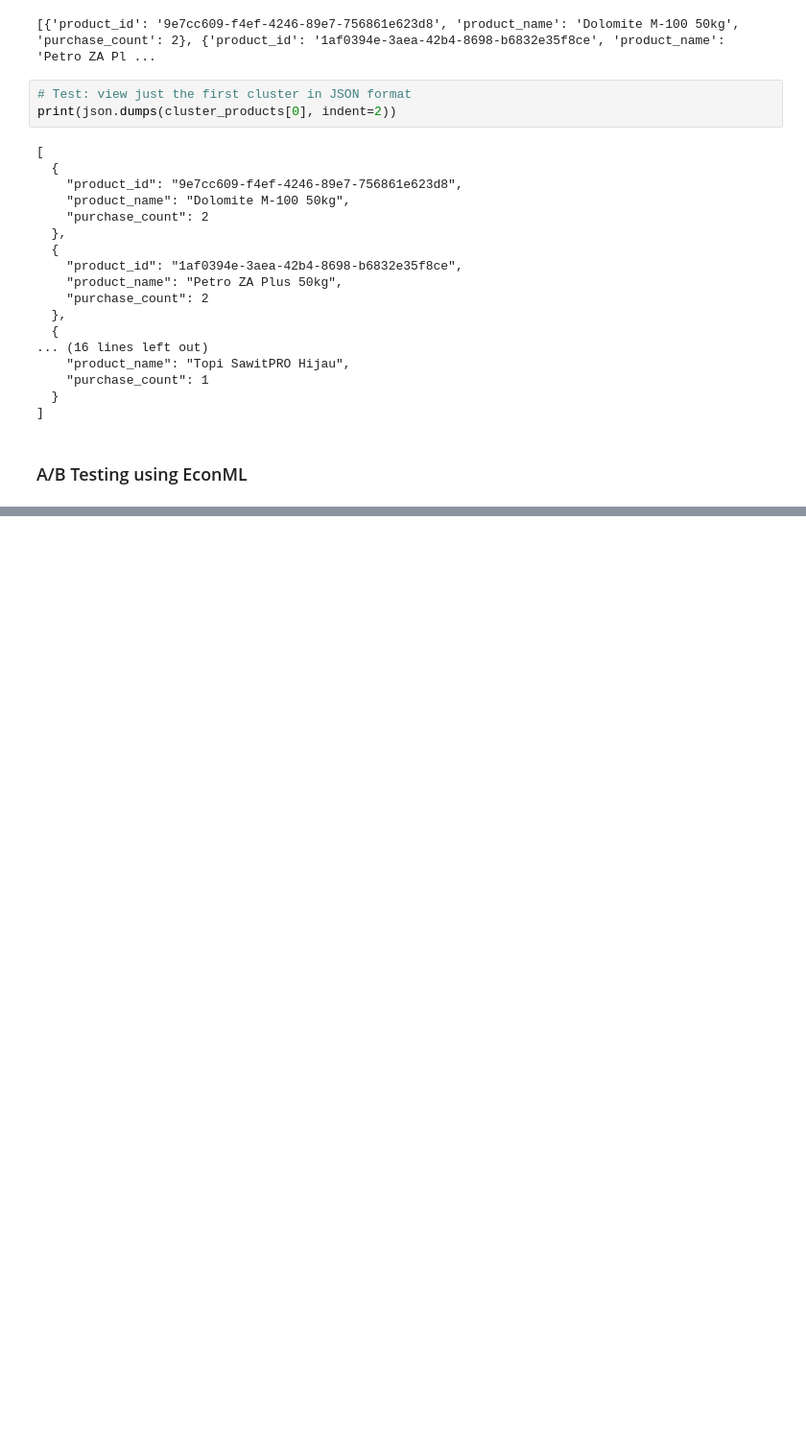
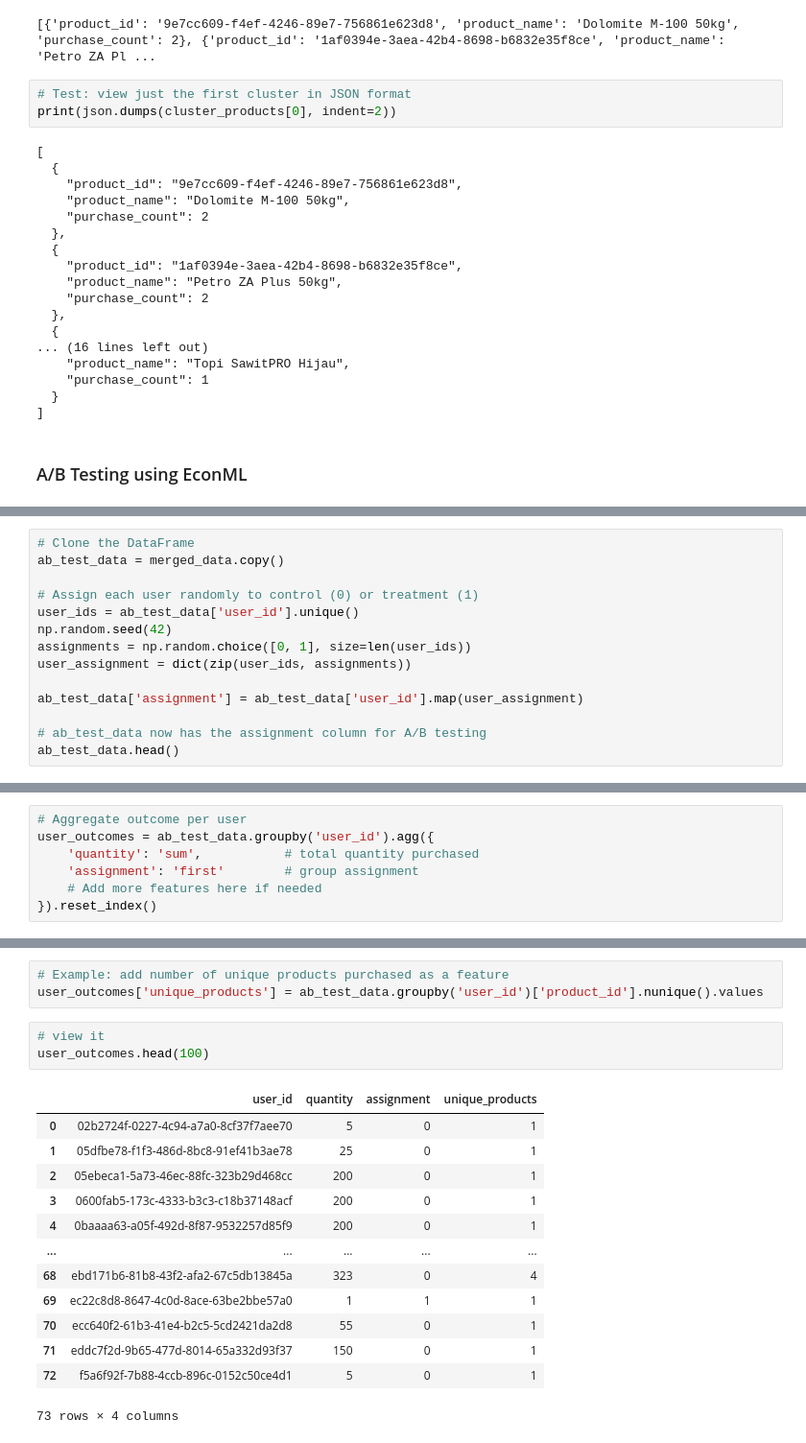
Before and after one commit to tksy1227/ICP_Group5, a Jupyter notebook: final_model_recsys_prototype.ipynb, the cells around one changed output, grey strips where cells are left out. Shown at 96% size. Saved outputs shown, nothing was run; the diff lists cells and outputs as text; blank space fills up the shorter version.

```diff
--- a/final_model_recsys_prototype.ipynb
+++ b/final_model_recsys_prototype.ipynb
@@ -727,0 +780,14 @@ print(json.dumps(cluster_products[0], indent=2))
+# %%
+# Clone the DataFrame
+ab_test_data = merged_data.copy()
+
+# Assign each user randomly to control (0) or treatment (1)
+user_ids = ab_test_data['user_id'].unique()
+np.random.seed(42)
+assignments = np.random.choice([0, 1], size=len(user_ids))
+user_assignment = dict(zip(user_ids, assignments))
+
+ab_test_data['assignment'] = ab_test_data['user_id'].map(user_assignment)
+
+# ab_test_data now has the assignment column for A/B testing
+ab_test_data.head()
@@ -727,0 +812,7 @@ print(json.dumps(cluster_products[0], indent=2))
+# %%
+# Aggregate outcome per user
+user_outcomes = ab_test_data.groupby('user_id').agg({
+    'quantity': 'sum',           # total quantity purchased
+    'assignment': 'first'        # group assignment
+    # Add more features here if needed
+}).reset_index()
@@ -727,0 +826,20 @@ print(json.dumps(cluster_products[0], indent=2))
+# %%
+# Example: add number of unique products purchased as a feature
+user_outcomes['unique_products'] = ab_test_data.groupby('user_id')['product_id'].nunique().values
+# %%
+# view it
+user_outcomes.head(100)
+# %% [output]
+|  | user_id | quantity | assignment | unique_products |
+| 0 | 02b2724f-0227-4c94-a7a0-8cf37f7aee70 | 5 | 0 | 1 |
+| 1 | 05dfbe78-f1f3-486d-8bc8-91ef41b3ae78 | 25 | 0 | 1 |
+| 2 | 05ebeca1-5a73-46ec-88fc-323b29d468cc | 200 | 0 | 1 |
+| 3 | 0600fab5-173c-4333-b3c3-c18b37148acf | 200 | 0 | 1 |
+| 4 | 0baaaa63-a05f-492d-8f87-9532257d85f9 | 200 | 0 | 1 |
+| ... | ... | ... | ... | ... |
+| 68 | ebd171b6-81b8-43f2-afa2-67c5db13845a | 323 | 0 | 4 |
+| 69 | ec22c8d8-8647-4c0d-8ace-63be2bbe57a0 | 1 | 1 | 1 |
+| 70 | ecc640f2-61b3-41e4-b2c5-5cd2421da2d8 | 55 | 0 | 1 |
+| 71 | eddc7f2d-9b65-477d-8014-65a332d93f37 | 150 | 0 | 1 |
+| 72 | f5a6f92f-7b88-4ccb-896c-0152c50ce4d1 | 5 | 0 | 1 |
+73 rows × 4 columns
```
Also changed, not shown: parts of 12 cells of this notebook.
